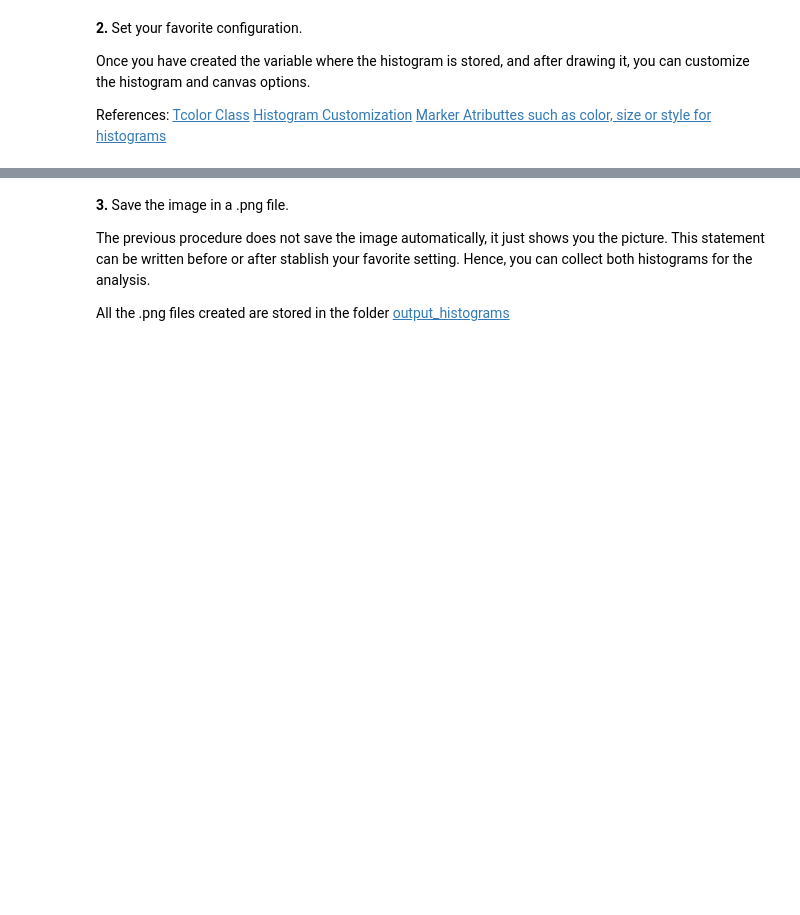
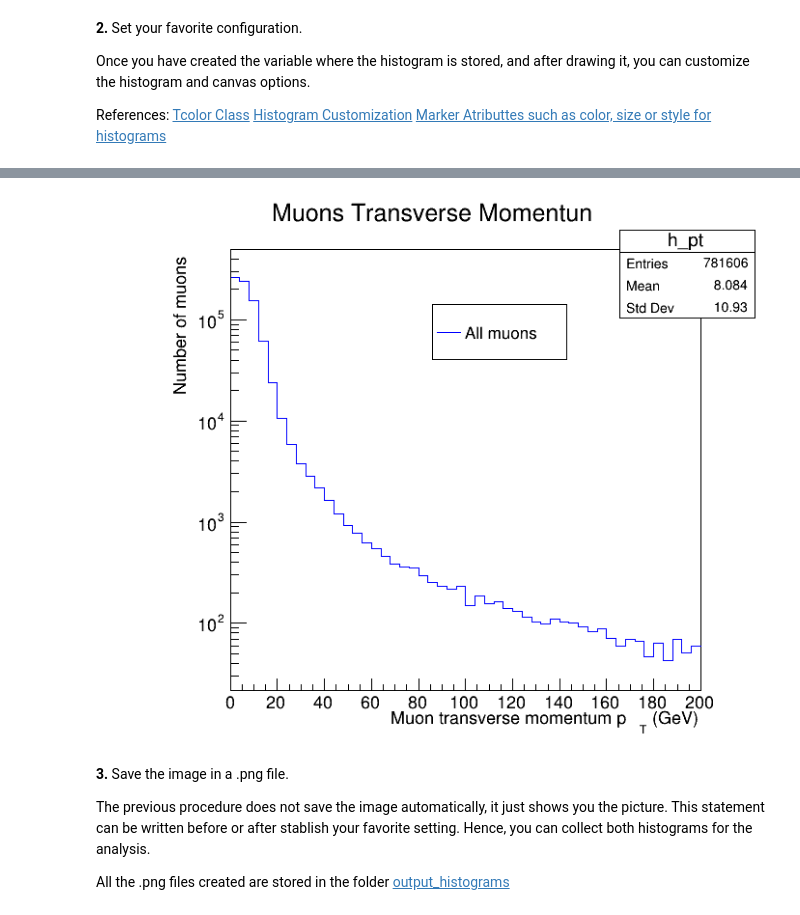
Before and after one commit to CeliaFernandez/CmsOpenData, a Jupyter notebook: tutorials/Part1.ipynb, the cells around one changed output, grey strips where cells are left out. Drawn from its saved outputs; the diff is of its cells as text; code cells hidden in the pictures; blank space fills up the shorter version.

```diff
--- a/tutorials/Part1.ipynb
+++ b/tutorials/Part1.ipynb
@@ -165,31 +197,30 @@ canvas.Draw()
 # %%
 ### Change the line color
 histo1.SetLineColor(4)
 
 ### Change the bounds of the histograms for X Axis
 #histo1.GetXaxis().SetRangeUser(1, 2);
 
-
-### Wrote the X-axis label
-histo1.GetXaxis().SetTitle("pT (GeV/c)");
 
 ### Change the bins for the histograms by diving by a divisor of the initial
 # number of bins.
 ## Note: To restore the binning you must to draw the histo again.
 #histo1.Rebin(2)
 
 ### Create the legend. TLegend(x1, y1, x2, y2)
 legend =ROOT.TLegend(0.7,0.8,0.50,0.7);
 #legend.SetHeader("Title");
 legend.AddEntry(histo1,"All muons","l");
 #legend->AddEntry("gr","Graph with error bars","lep");
 legend.Draw();
 
 ### Twist linear scale for Y axe to the logaritmic one with the function SetLogy.
 canvas.SetLogy()
 
 ### Draw the histogram again and check your changes
 canvas.Draw()
+# %% [output]
+[figure, added]
 # %% [markdown]
 **3.**         Save the image in a .png file.
 
```
Also changed, not shown: parts of 6 cells of this notebook, 5 other files.
